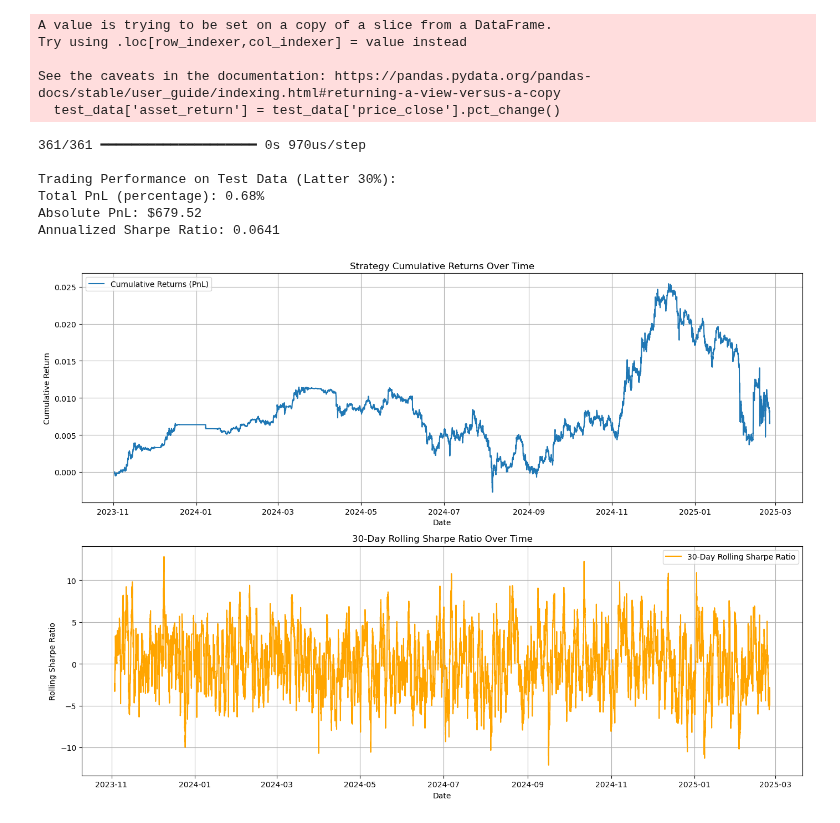
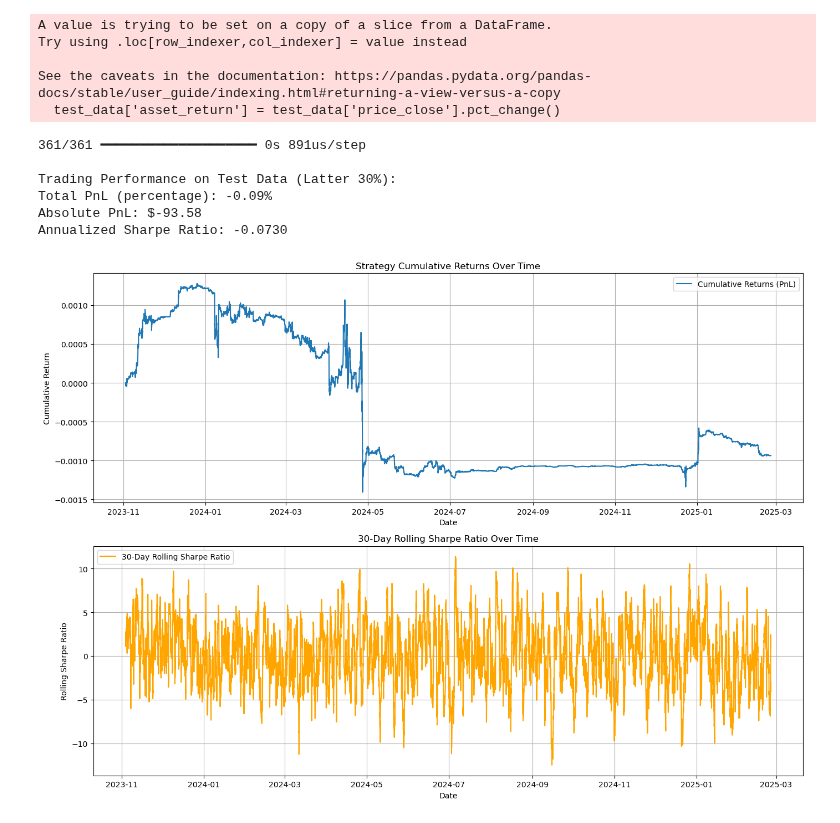
Before and after one commit to Kunj121/QTSFinalProject, a Jupyter notebook: Do_Not_Push_This/MLP_Practice.ipynb, the cells around one changed output. Drawn from its saved outputs; the diff is of its cells as text; code cells hidden in the pictures.

```diff
--- a/Do_Not_Push_This/MLP_Practice.ipynb
+++ b/Do_Not_Push_This/MLP_Practice.ipynb
@@ -110,19 +174,17 @@ Epoch 50/50
 test_data['asset_return'] = test_data['price_close'].pct_change()
 test_data = test_data.dropna()
 
-features_test_aligned = test_data[['average_gas_limit', 'average_gas_used', 'average_size', 'average_total_difficulty']].values
+features_test_aligned = test_data[feature_cols].values
 X_test_aligned = scaler.transform(features_test_aligned)
 y_pred_test_aligned = model.predict(X_test_aligned)
 positions_test_aligned = y_pred_test_aligned[:, 0] - y_pred_test_aligned[:, 2]
 
 asset_returns_test = test_data['asset_return'].values.astype(np.float32)
-
 strategy_returns_test = np.roll(positions_test_aligned, shift=1) * asset_returns_test
 strategy_returns_test[0] = 0
 
 cumulative_returns_test = np.cumprod(1 + strategy_returns_test) - 1
 total_pnl_percentage = cumulative_returns_test[-1]
-
 sharpe_ratio_test = (np.mean(strategy_returns_test) / np.std(strategy_returns_test)) * np.sqrt(365)
 
 initial_capital = 100000
@@ -132,4 +194,34 @@ print("\nTrading Performance on Test Data (Latter 30%):")
 print("Total PnL (percentage): {:.2%}".format(total_pnl_percentage))
 print("Absolute PnL: ${:,.2f}".format(absolute_pnl_test))
 print("Annualized Sharpe Ratio: {:.4f}".format(sharpe_ratio_test))
+
+dates = test_data.index
+cumulative_returns_series = pd.Series(cumulative_returns_test, index=dates)
+returns_series = pd.Series(strategy_returns_test, index=dates)
+
+window = 30
+rolling_sharpe = returns_series.rolling(window=window).apply(
+    lambda r: (np.mean(r) / np.std(r) * np.sqrt(365)) if np.std(r) != 0 else 0,
+    raw=True
+)
+
+plt.figure(figsize=(14, 10))
+plt.subplot(2, 1, 1)
+plt.plot(cumulative_returns_series.index, cumulative_returns_series, label='Cumulative Returns (PnL)')
+plt.xlabel('Date')
+plt.ylabel('Cumulative Return')
+plt.title('Strategy Cumulative Returns Over Time')
+plt.legend()
+plt.grid(True)
+
+plt.subplot(2, 1, 2)
+plt.plot(rolling_sharpe.index, rolling_sharpe, label=f'{window}-Day Rolling Sharpe Ratio', color='orange')
+plt.xlabel('Date')
+plt.ylabel('Rolling Sharpe Ratio')
+plt.title(f'{window}-Day Rolling Sharpe Ratio Over Time')
+plt.legend()
+plt.grid(True)
+
+plt.tight_layout()
+plt.show()
 # %% [output]
@@ -137,50 +229,15 @@ print("Annualized Sharpe Ratio: {:.4f}".format(sharpe_ratio_test))
 A value is trying to be set on a copy of a slice from a DataFrame.
 Try using .loc[row_indexer,col_indexer] = value instead
 
 See the caveats in the documentation: https://pandas.pydata.org/pandas-docs/stable/user_guide/indexing.html#returning-a-view-versus-a-copy
   test_data['asset_return'] = test_data['price_close'].pct_change()
-361/361 ━━━━━━━━━━━━━━━━━━━━ 0s 970us/step
+361/361 ━━━━━━━━━━━━━━━━━━━━ 0s 891us/step
 
 Trading Performance on Test Data (Latter 30%):
-Total PnL (percentage): 0.68%
-Absolute PnL: $679.52
-Annualized Sharpe Ratio: 0.0641
+Total PnL (percentage): -0.09%
+Absolute PnL: $-93.58
+Annualized Sharpe Ratio: -0.0730
+[figure, added]
-# %%
-dates = test_data.index
-
-cumulative_returns_series = pd.Series(cumulative_returns_test, index=dates)
-
-returns_series = pd.Series(strategy_returns_test, index=dates)
-
-window = 30
-
-rolling_sharpe = returns_series.rolling(window=window).apply(
-    lambda r: (np.mean(r) / np.std(r) * np.sqrt(365)) if np.std(r) != 0 else 0,
-    raw=True
-)
-
-plt.figure(figsize=(14, 10))
-
-plt.subplot(2, 1, 1)
-plt.plot(cumulative_returns_series.index, cumulative_returns_series, label='Cumulative Returns (PnL)')
-plt.xlabel('Date')
-plt.ylabel('Cumulative Return')
-plt.title('Strategy Cumulative Returns Over Time')
-plt.legend()
-plt.grid(True)
-
-plt.subplot(2, 1, 2)
-plt.plot(rolling_sharpe.index, rolling_sharpe, label=f'{window}-Day Rolling Sharpe Ratio', color='orange')
-plt.xlabel('Date')
-plt.ylabel('Rolling Sharpe Ratio')
-plt.title(f'{window}-Day Rolling Sharpe Ratio Over Time')
-plt.legend()
-plt.grid(True)
-
-plt.tight_layout()
-plt.show()
-# %% [output]
-[figure, removed]
 # %%
 cutoff = int(len(data) * 0.7)
 train_data = data.iloc[:cutoff]
```
Also changed, not shown: parts of 17 cells of this notebook.
